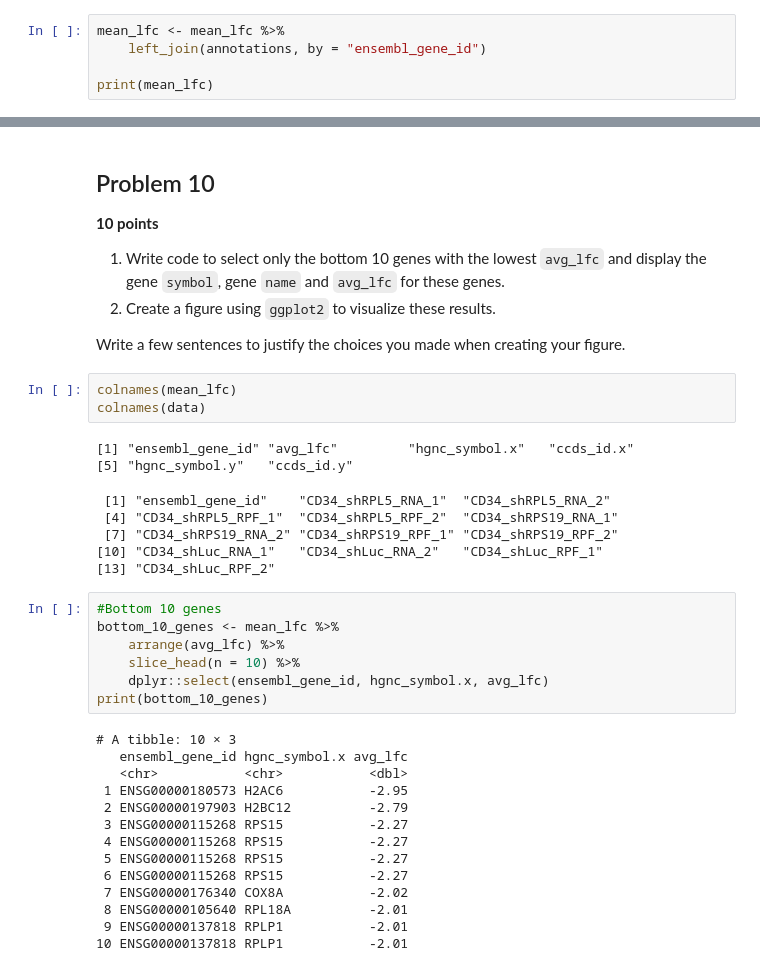
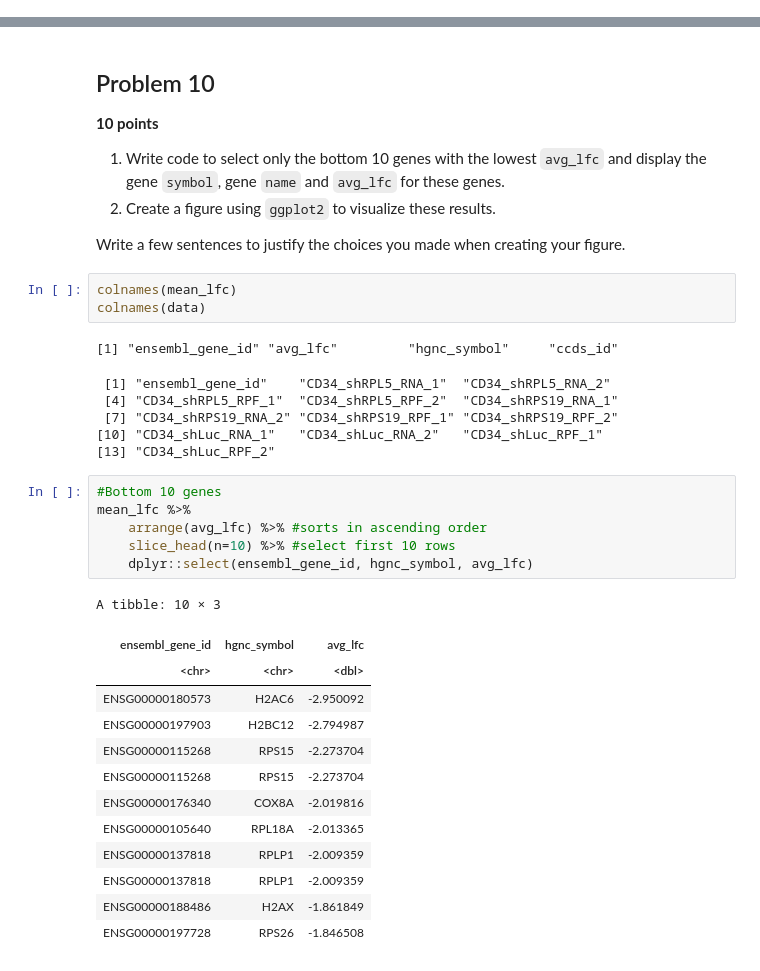
Before and after one commit to osiasg/tfcb_2024, a Jupyter notebook: homeworks/homework06/homework06 (1).ipynb, the cells around one changed output, grey strips where cells are left out. Cells and saved outputs as stored; diff of their text form.

```diff
--- a/homeworks/homework06/homework06 (1).ipynb
+++ b/homeworks/homework06/homework06 (1).ipynb
@@ -403,8 +391,3 @@ print(mean_lfc)
  9 ENSG00000001497  -0.543 LAS1L       CCDS55433
 10 ENSG00000001497  -0.543 LAS1L       CCDS94622
 # … with 8,839 more rows
-# %%
-mean_lfc <- mean_lfc %>%
-    left_join(annotations, by = "ensembl_gene_id")
-
-print(mean_lfc)
@@ -436,8 +404,7 @@ Write a few sentences to justify the choices you made when creating your figure.
 colnames(mean_lfc)
 colnames(data)
 # %% [output]
-[1] "ensembl_gene_id" "avg_lfc"         "hgnc_symbol.x"   "ccds_id.x"
-[5] "hgnc_symbol.y"   "ccds_id.y"
+[1] "ensembl_gene_id" "avg_lfc"         "hgnc_symbol"     "ccds_id"
  [1] "ensembl_gene_id"    "CD34_shRPL5_RNA_1"  "CD34_shRPL5_RNA_2"
  [4] "CD34_shRPL5_RPF_1"  "CD34_shRPL5_RPF_2"  "CD34_shRPS19_RNA_1"
  [7] "CD34_shRPS19_RNA_2" "CD34_shRPS19_RPF_1" "CD34_shRPS19_RPF_2"
@@ -445,22 +412,21 @@ colnames(data)
 [13] "CD34_shLuc_RPF_2"
 # %%
 #Bottom 10 genes
-bottom_10_genes <- mean_lfc %>%
-    arrange(avg_lfc) %>%
-    slice_head(n = 10) %>%
-    dplyr::select(ensembl_gene_id, hgnc_symbol.x, avg_lfc)
-print(bottom_10_genes)
+mean_lfc %>%
+    arrange(avg_lfc) %>% #sorts in ascending order
+    slice_head(n=10) %>% #select first 10 rows
+    dplyr::select(ensembl_gene_id, hgnc_symbol, avg_lfc)
 # %% [output]
-# A tibble: 10 × 3
-   ensembl_gene_id hgnc_symbol.x avg_lfc
-   <chr>           <chr>           <dbl>
- 1 ENSG00000180573 H2AC6           -2.95
- 2 ENSG00000197903 H2BC12          -2.79
- 3 ENSG00000115268 RPS15           -2.27
- 4 ENSG00000115268 RPS15           -2.27
- 5 ENSG00000115268 RPS15           -2.27
- 6 ENSG00000115268 RPS15           -2.27
- 7 ENSG00000176340 COX8A           -2.02
- 8 ENSG00000105640 RPL18A          -2.01
- 9 ENSG00000137818 RPLP1           -2.01
-10 ENSG00000137818 RPLP1           -2.01
+A tibble: 10 × 3
+| ensembl_gene_id | hgnc_symbol | avg_lfc |
+| <chr> | <chr> | <dbl> |
+| ENSG00000180573 | H2AC6 | -2.950092 |
+| ENSG00000197903 | H2BC12 | -2.794987 |
+| ENSG00000115268 | RPS15 | -2.273704 |
+| ENSG00000115268 | RPS15 | -2.273704 |
+| ENSG00000176340 | COX8A | -2.019816 |
+| ENSG00000105640 | RPL18A | -2.013365 |
+| ENSG00000137818 | RPLP1 | -2.009359 |
+| ENSG00000137818 | RPLP1 | -2.009359 |
+| ENSG00000188486 | H2AX | -1.861849 |
+| ENSG00000197728 | RPS26 | -1.846508 |
```
Also changed, not shown: parts of 6 cells of this notebook, 7 other files.
